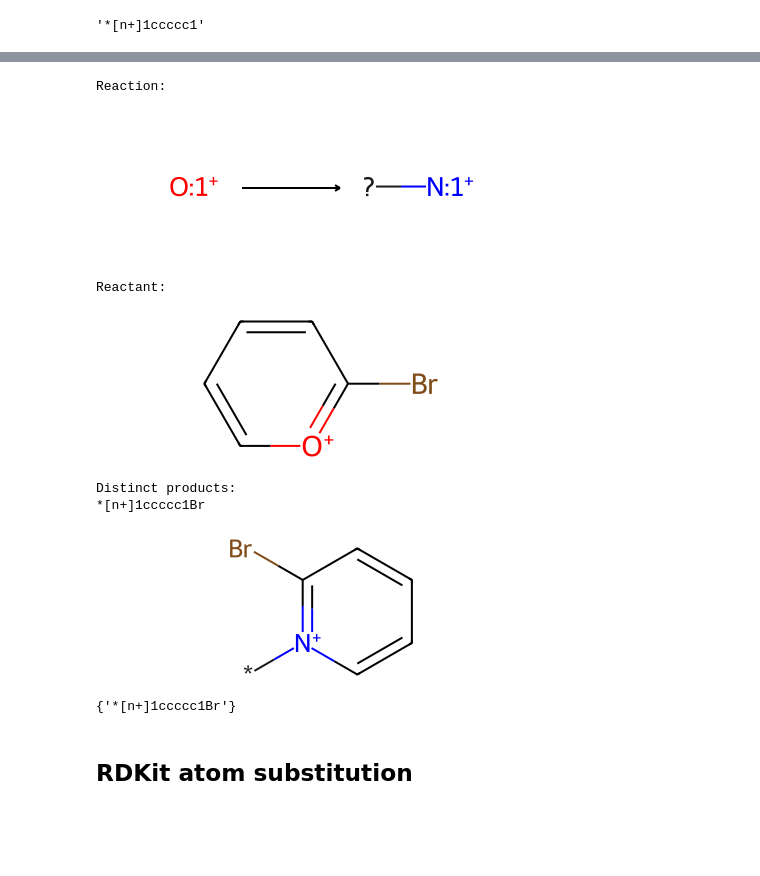
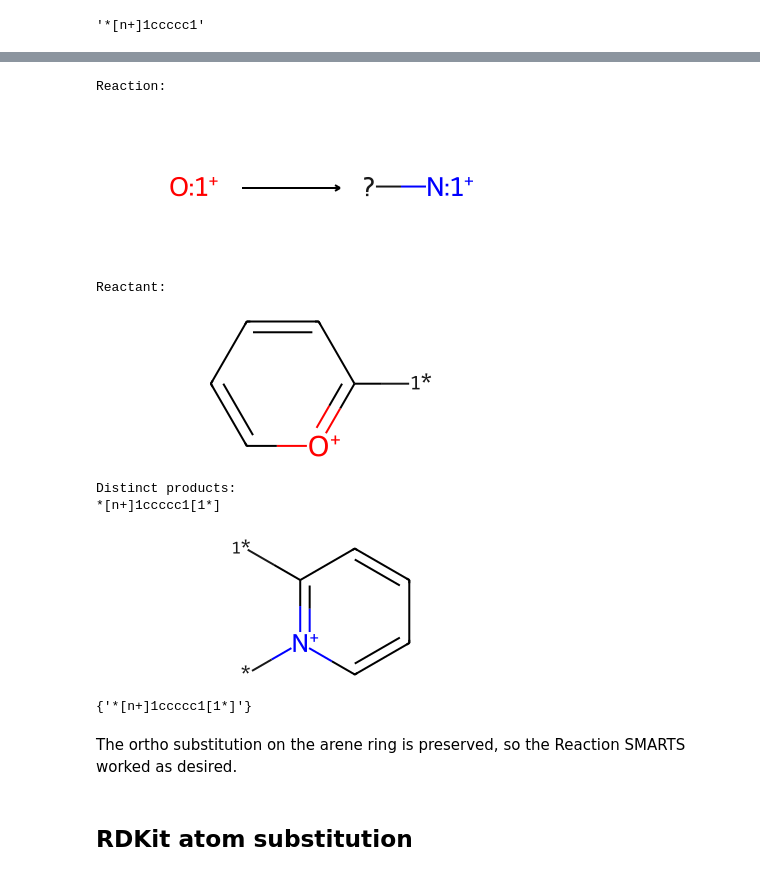
Before and after one commit to bertiewooster/bertiewooster.github.io, a Jupyter notebook: _notebooks/skeletal-editing-atom-substitution.ipynb, the cells around one changed output, grey strips where cells are left out. Drawn from its saved outputs; the diff is of its cells as text; code cells hidden in the pictures; blank space fills up the shorter version.

```diff
--- a/_notebooks/skeletal-editing-atom-substitution.ipynb
+++ b/_notebooks/skeletal-editing-atom-substitution.ipynb
@@ -66,9 +66,9 @@ o_azine_smarts_mol
 Now we can use that reactant SMARTS and transform it to the product using [RDKit's Reaction SMARTS format](https://drzinph.com/learning-reaction-smarts-a-practical-guide-to-reaction-based-patterns/):
 > [Reactants]>>[Products]
 # %%
-azine_o_to_n = f"{o_azine_smarts}>>[n+:1]-[R]"
-azine_o_to_n_rxn = AllChem.ReactionFromSmarts(azine_o_to_n)
-azine_o_to_n_rxn
+pyrylium_to_pyridinium = f"{pyrylium_smarts}>>[n+:1]-[R]"
+pyrylium_to_pyridinium_rxn = AllChem.ReactionFromSmarts(pyrylium_to_pyridinium)
+pyrylium_to_pyridinium_rxn
 # %% [output]
 [figure]
 # %% [markdown]
@@ -171,14 +177,16 @@ o_azine_substituted
-# %%
-plot_rxn(azine_o_to_n, o_azine_substituted)
-# %% [output]
-Reaction:
-[figure, removed]
-Reactant:
-[figure, removed]
-Distinct products:
-*[n+]1ccccc1Br
-[figure, removed]
-{'*[n+]1ccccc1Br'}
+# %%
+plot_rxn(pyrylium_to_pyridinium, pyrylium_substituted)
+# %% [output]
+Reaction:
+[figure, added]
+Reactant:
+[figure, added]
+Distinct products:
+*[n+]1ccccc1[1*]
+[figure, added]
+{'*[n+]1ccccc1[1*]'}
+# %% [markdown]
+The ortho substitution on the arene ring is preserved, so the Reaction SMARTS worked as desired.
 # %% [markdown]
 ## RDKit atom substitution
 # %% [markdown]
```
Also changed, not shown: parts of 27 cells of this notebook.
